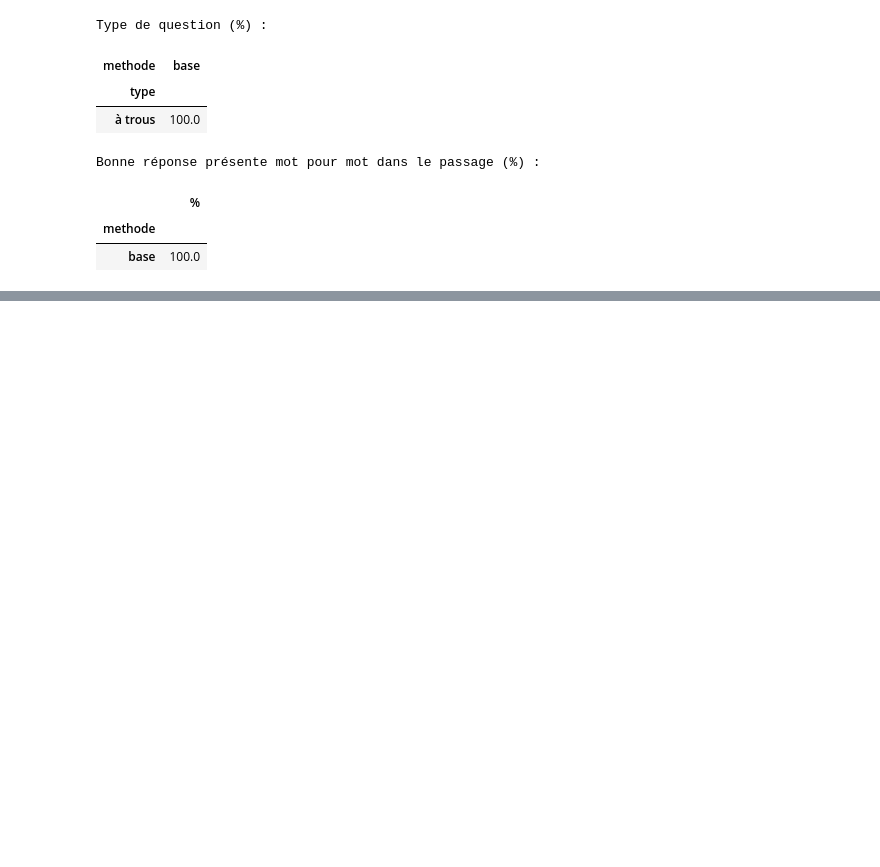
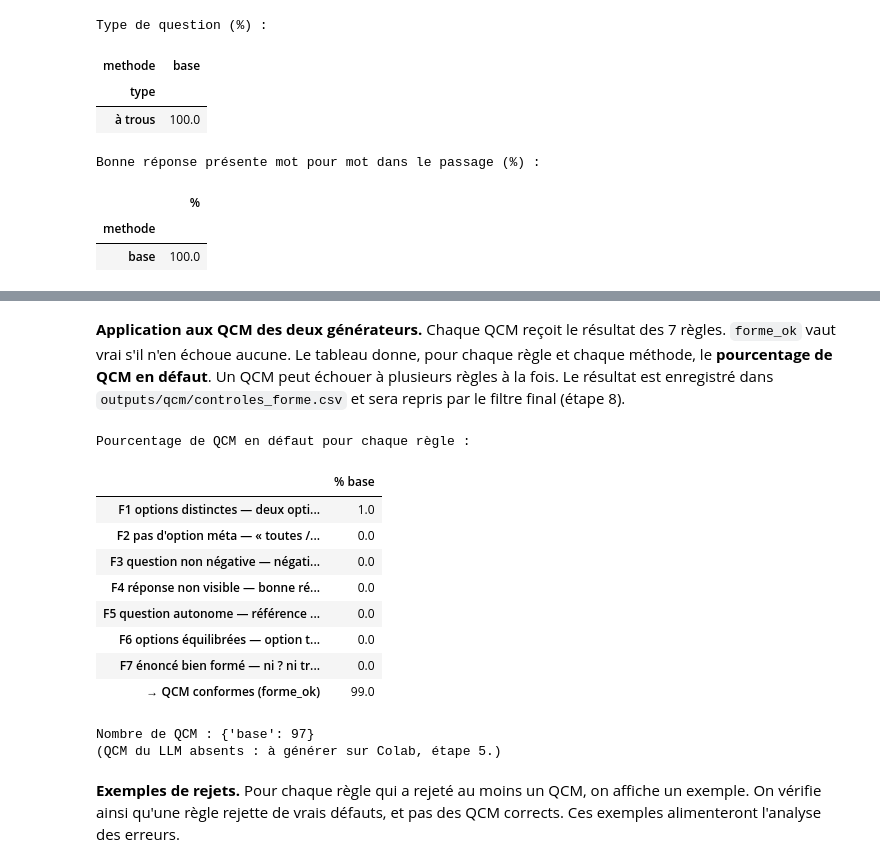
Before and after one commit to doaemalak/G-n-ration-de-QCM-avec-validation-automatique, a Jupyter notebook: notebooks/QCM_generation_validation.ipynb, the cells around one changed output, grey strips where cells are left out. Cells and saved outputs as stored; diff of their text form; code cells hidden in the pictures; blank space fills up the shorter version.

```diff
--- a/notebooks/QCM_generation_validation.ipynb
+++ b/notebooks/QCM_generation_validation.ipynb
@@ -1218,0 +1321,33 @@ Bonne réponse présente mot pour mot dans le passage (%) :
+# %% [markdown]
+**Application aux QCM des deux générateurs.** Chaque QCM reçoit le résultat des 7 règles. `forme_ok` vaut vrai s'il n'en échoue aucune. Le tableau donne, pour chaque règle et chaque méthode, le **pourcentage de QCM en défaut**. Un QCM peut échouer à plusieurs règles à la fois. Le résultat est enregistré dans `outputs/qcm/controles_forme.csv` et sera repris par le filtre final (étape 8).
+# %%
+tous_qcm = qcm_base_list + qcm_llm_list
+df_forme = pd.DataFrame([{"qcm_id": q["qcm_id"], "methode": q["methode"], "cours_id": q["cours_id"],
+                          **controles_forme(q)} for q in tous_qcm])
+regles = list(F_REGLES)
+df_forme["forme_ok"] = ~df_forme[regles].any(axis=1)
+df_forme.to_csv(CONFIG["qcm_dir"] / "controles_forme.csv", index=False)
+
+synthese = (df_forme.groupby("methode")[regles + ["forme_ok"]].mean() * 100).round(1).T
+synthese.columns = [f"% {c}" for c in synthese.columns]
+synthese.index = [f"{r} — {F_REGLES[r]}" if r in F_REGLES else "→ QCM conformes (forme_ok)" for r in synthese.index]
+print("Pourcentage de QCM en défaut pour chaque règle :")
+display(synthese)
+print("Nombre de QCM :", df_forme["methode"].value_counts().to_dict())
+if not qcm_llm_list:
+    print("(QCM du LLM absents : à générer sur Colab, étape 5.)")
+# %% [output]
+Pourcentage de QCM en défaut pour chaque règle :
+|  | % base |
+| F1 options distinctes — deux opti... | 1.0 |
+| F2 pas d'option méta — « toutes /... | 0.0 |
+| F3 question non négative — négati... | 0.0 |
+| F4 réponse non visible — bonne ré... | 0.0 |
+| F5 question autonome — référence ... | 0.0 |
+| F6 options équilibrées — option t... | 0.0 |
+| F7 énoncé bien formé — ni ? ni tr... | 0.0 |
+| → QCM conformes (forme_ok) | 99.0 |
+Nombre de QCM : {'base': 97}
+(QCM du LLM absents : à générer sur Colab, étape 5.)
+# %% [markdown]
+**Exemples de rejets.** Pour chaque règle qui a rejeté au moins un QCM, on affiche un exemple. On vérifie ainsi qu'une règle rejette de vrais défauts, et pas des QCM corrects. Ces exemples alimenteront l'analyse des erreurs.
```
Also changed, not shown: parts of 30 cells of this notebook, 5 other files.
